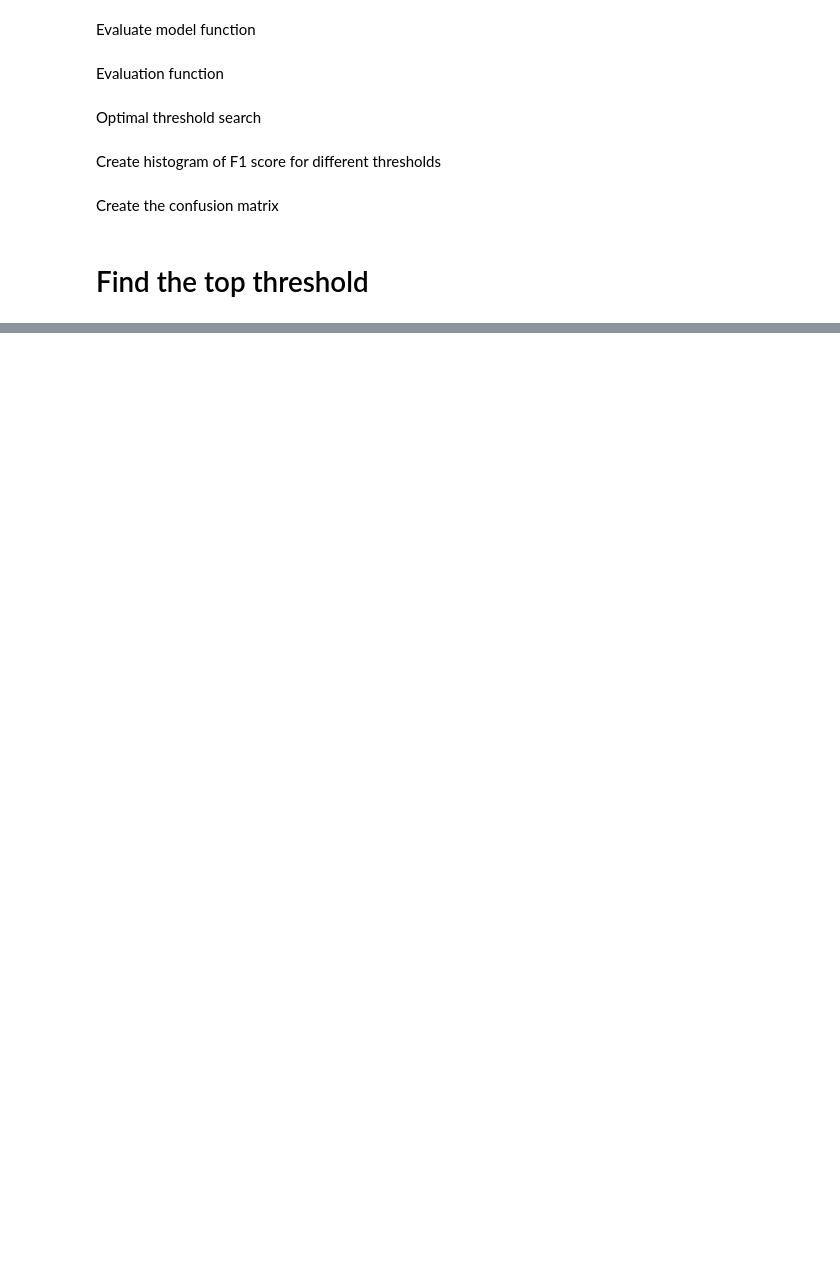
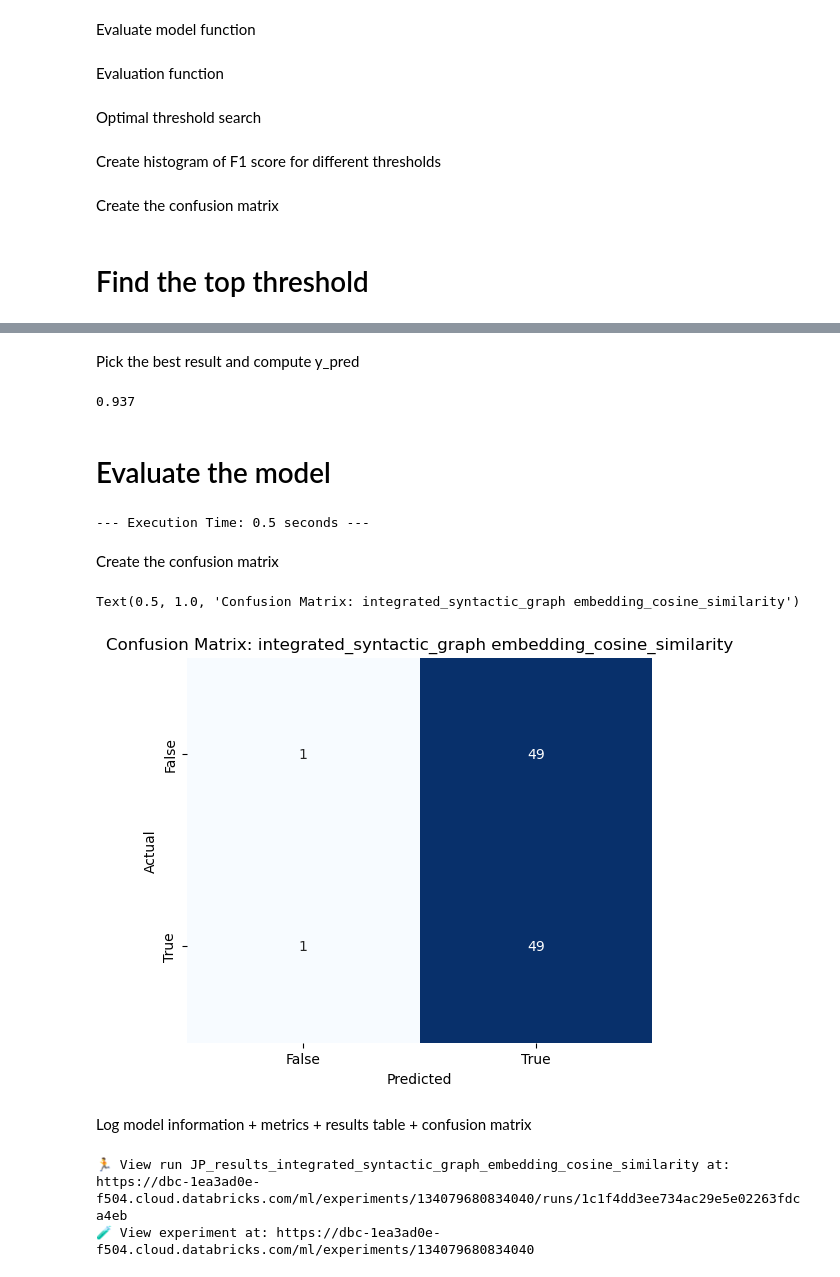
Before and after one commit to Jpoker01/authorship_verification_dt, a Jupyter notebook: notebooks/graph/20251127_JP_integrated_syntactic_graph_embedding.ipynb, the cells around one changed output, grey strips where cells are left out. Drawn from its saved outputs; the diff is of its cells as text; code cells hidden in the pictures; blank space fills up the shorter version.

```diff
--- a/notebooks/graph/20251127_JP_integrated_syntactic_graph_embedding.ipynb
+++ b/notebooks/graph/20251127_JP_integrated_syntactic_graph_embedding.ipynb
@@ -433,0 +349,6 @@ NOUN
+# %%
+sorted_threshold_results_df = threshold_results_df.sort_values("f1", ascending=False)
+top5_results = sorted_threshold_results_df.head(5)
+
+print("Top 5 thresholds by F1:")
+print(top5_results)
@@ -433,0 +363,65 @@ NOUN
+# %% [markdown]
+Pick the best result and compute y_pred
+# %%
+top_threshold = top5_results.iloc[0]["threshold"]
+top_threshold
+# %% [output]
+0.937
+# %% [markdown]
+# Evaluate the model
+# %%
+result_df = compute_similarities(test_data_df, test_embeddings)
+# %% [output]
+--- Execution Time: 0.5 seconds ---
+# %%
+y_true = result_df['actual_result']
+y_pred = (result_df["cosine_similarity"] >= top_threshold).astype(int).values
+
+best_accuracy, best_precision, best_recall, best_f1 = evaluate_results(y_true, y_pred)
+# %% [markdown]
+Create the confusion matrix
+# %%
+labels = [False, True]
+cm = confusion_matrix(y_true, y_pred, labels=labels)
+
+cm_fig, ax = plt.subplots(figsize=(6, 5))
+sns.heatmap(cm, annot=True,
+            fmt='d',
+            cmap='Blues',
+            xticklabels=labels,
+            yticklabels=labels,
+            ax=ax,
+            cbar=False)
+ax.set_xlabel('Predicted')
+ax.set_ylabel('Actual')
+ax.set_title(f'Confusion Matrix: {representation_type} {classification_type}')
+# %% [output]
+Text(0.5, 1.0, 'Confusion Matrix: integrated_syntactic_graph embedding_cosine_similarity')
+[figure, added]
+# %% [markdown]
+Log model information + metrics + results table + confusion matrix
+# %%
+mlflow.set_experiment("/Users/jiripokorny455@gmail.com/JP_authorship_verification_dt")
+with mlflow.start_run(run_name=f"{developer_initials}_results_{representation_type}_{classification_type}"):
+    mlflow.log_param("gpu_name", gpu_name)
+    mlflow.log_param("gpu_vram_gb", gpu_vram_gb)
+
+    mlflow.log_param("representation_type", representation_type)
+    mlflow.log_param("classification_type", classification_type)
+
+    mlflow.log_param("classification_thresholds", classification_thresholds)
+
+    mlflow.log_table(data=result_df, artifact_file="embedding_similarity_results-test_data.json")
+    mlflow.log_table(data=threshold_results_df, artifact_file="results_for_different_thresholds-training_data.json")
+
+    mlflow.log_metric("top_threshold", top_threshold)
+    mlflow.log_metric("top_f1", best_f1)
+    mlflow.log_metric("top_recall", best_recall)
+    mlflow.log_metric("top_precision", best_precision)
+    mlflow.log_metric("top_accuracy", best_accuracy)
+
+    mlflow.log_figure(f1_threshold_histogram_fig, "f1_results_threshold_histogram-training_data.png")
+    mlflow.log_figure(cm_fig, "confusion_matrix-test_data.png")
+# %% [output]
+🏃 View run JP_results_integrated_syntactic_graph_embedding_cosine_similarity at: https://dbc-1ea3ad0e-f504.cloud.databricks.com/ml/experiments/134079680834040/runs/1c1f4dd3ee734ac29e5e02263fdca4eb
+🧪 View experiment at: https://dbc-1ea3ad0e-f504.cloud.databricks.com/ml/experiments/134079680834040
```
Also changed, not shown: parts of 46 cells of this notebook, 25 other files.
